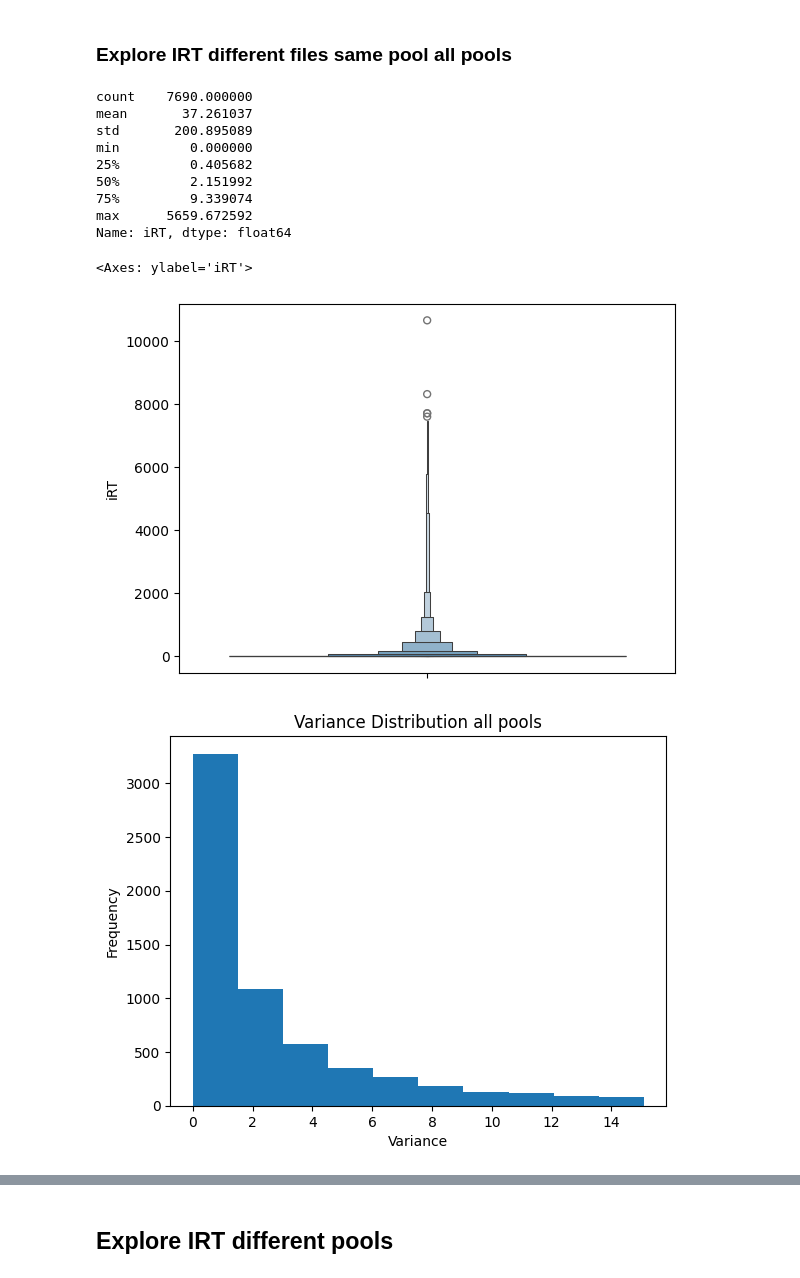
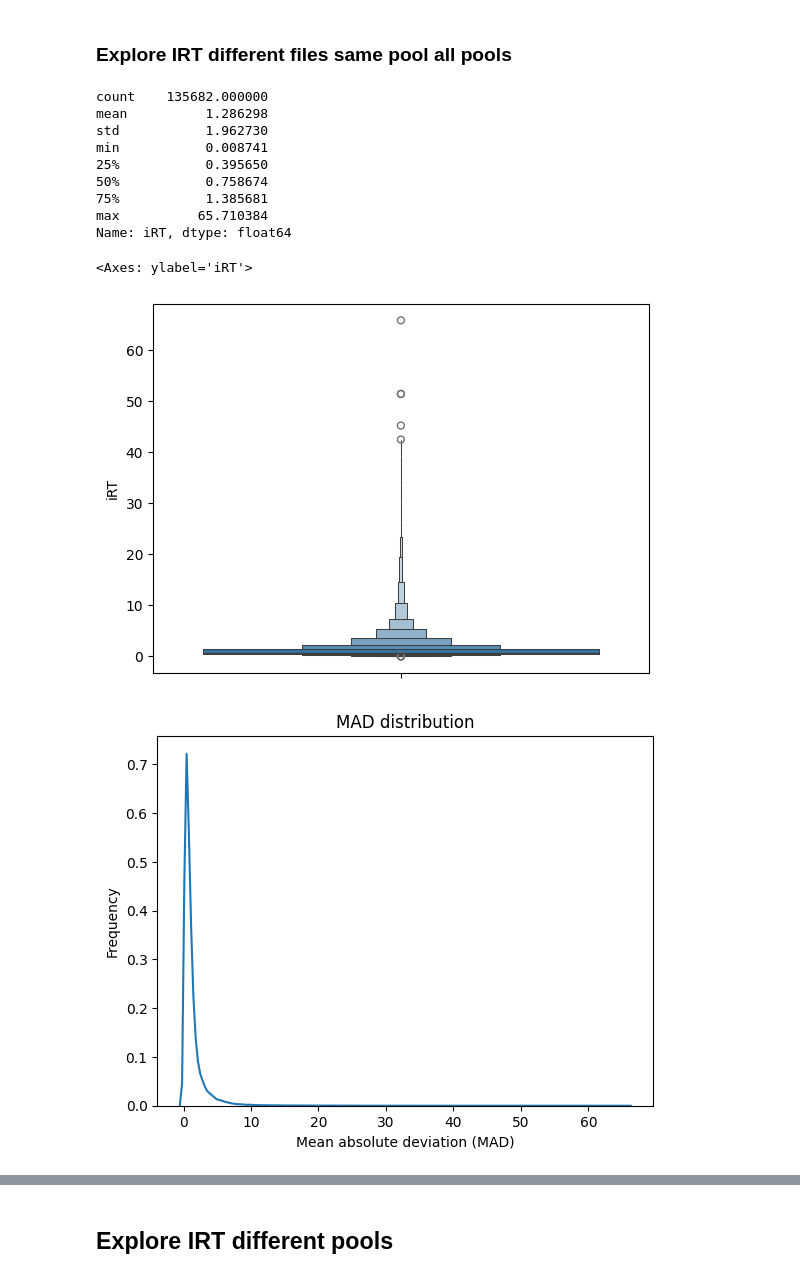
Before and after one commit to WannesLamberts/Thesis-retention-time, a Jupyter notebook: dataset_exploration.ipynb, the cells around one changed output, grey strips where cells are left out. Cells and saved outputs as stored; diff of their text form; code cells hidden in the pictures.

```diff
--- a/dataset_exploration.ipynb
+++ b/dataset_exploration.ipynb
@@ -60,6 +92,6 @@ def plot_hist(data,title,x_label,y_label,percentile=1):
     # Display the plot
     plt.show()
 # %%
-variance = IRT_variance_file("testing/data/pool_1/Thermo_SRM_Pool_1_01_01_2xIT_2xHCD-1h-R2-tryptic-evidence.txt")
-variance.describe()
+mad = IRT_mad_file("testing/data/pool_1/Thermo_SRM_Pool_1_01_01_2xIT_2xHCD-1h-R2-tryptic-evidence.txt")
+mad.describe()
 # %% [output]
@@ -236,9 +259,9 @@ plot_hist(np.sqrt(variance_pool1),"standard_deviation Distribution Pool 1","stan
 # %% [markdown]
 ### Explore IRT different files same pool all pools
 # %%
-def get_variance_all_pools(directory_path):
+def get_mad_all_pools(directory_path):
     """
-    Compute the variance of 'iRT' values for all peptides in each pool.
+    Compute the mad of 'iRT' values for all peptides in each pool.
 
     Parameters:
     -----------
@@ -273,37 +296,37 @@ def get_variance_all_pools(directory_path):
 
     """
     # Initialize a list to store variance Series
-    variances = []
+    mads = []
     # Loop through each subdirectory in the specified directory path
     for pool_dir in os.listdir(directory_path):
         pool_path = os.path.join(directory_path, pool_dir)
         # Check if the current item is a directory
         if os.path.isdir(pool_path):
-            variance = get_variance_pool(pool_path)
-            variances.append(variance)
-    # Concatenate all the variance DataFrames into a single DataFrame
-    combined_variances = pd.concat(variances, ignore_index=True)
-    return combined_variances
+            mad = get_mad_pool(pool_path)
+            mads.append(mad)
+    # Concatenate all the mad DataFrames into a single DataFrame
+    combined_mads = pd.concat(mads, ignore_index=True)
+    return combined_mads
 # %%
-variance_all_pools = get_variance_all_pools("testing/data")
+mad_all_pools = get_mad_all_pools(r"D:\data_preprocessed")
 # %%
-variance_all_pools.describe()
+mad_all_pools.describe()
 # %% [output]
-count    7690.000000
-mean       37.261037
-std       200.895089
-min         0.000000
-25%         0.405682
-50%         2.151992
-75%         9.339074
-max      5659.672592
+count    135682.000000
+mean          1.286298
+std           1.962730
+min           0.008741
+25%           0.395650
+50%           0.758674
+75%           1.385681
+max          65.710384
 Name: iRT, dtype: float64
 # %%
-sns.boxenplot(data=variance_all_files)
+sns.boxenplot(data=mad_all_pools)
 # %% [output]
 <Axes: ylabel='iRT'>
-[figure, old version]
+[figure, new version]
 # %%
-plot_hist(variance_all_pools,"Variance Distribution all pools","Variance","Frequency",0.80)
+plot(mad_all_pools,"MAD distribution","Mean absolute deviation (MAD)","Frequency","kde")
 # %% [output]
-[figure, old version]
+[figure, new version]
```
Also changed, not shown: parts of 29 cells of this notebook, 3 other files.
